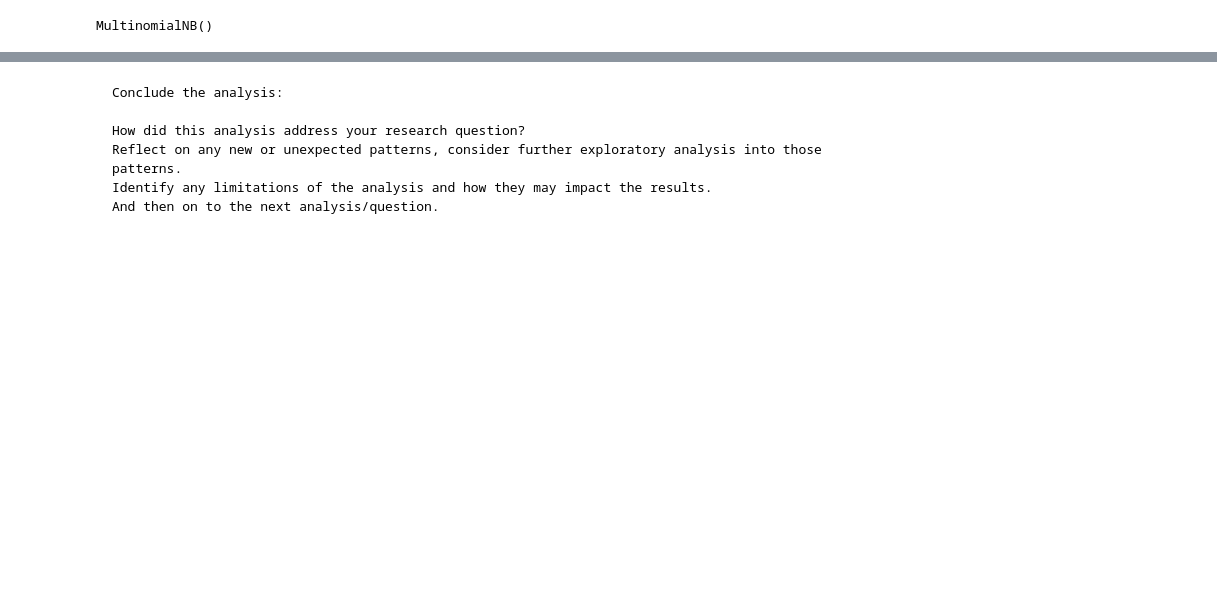
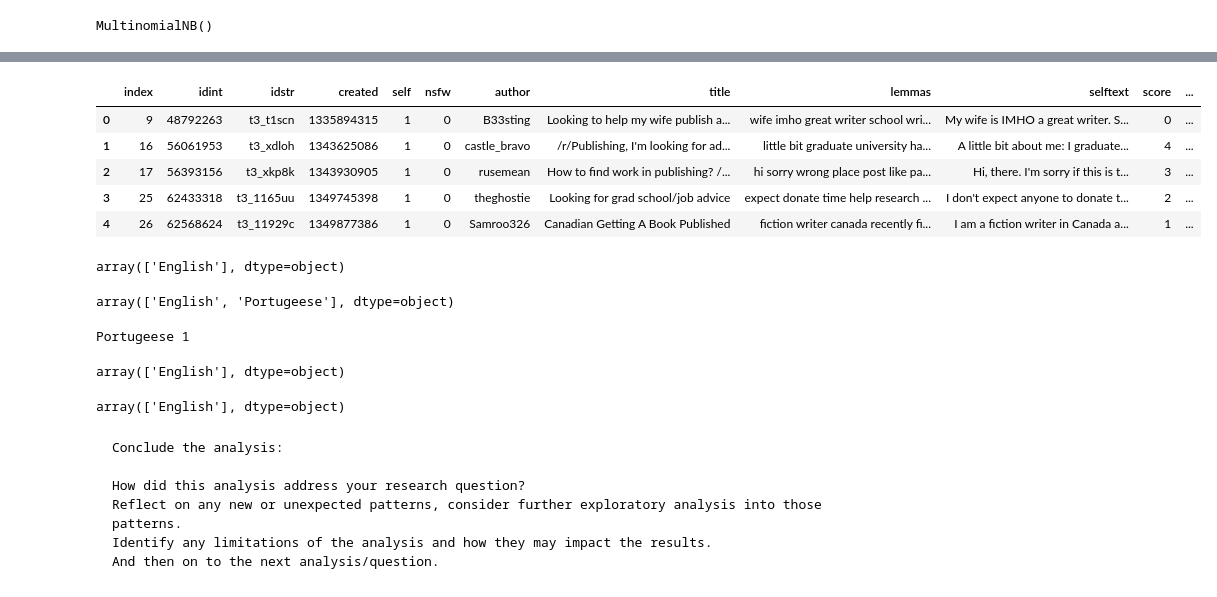
Before and after one commit to meiqingli/dssj_summer2022, a Jupyter notebook: DSSJ_Final_Project_Li.ipynb, the cells around one changed output, grey strips where cells are left out. Drawn from its saved outputs; the diff is of its cells as text; code cells hidden in the pictures; blank space fills up the shorter version.

```diff
--- a/DSSJ_Final_Project_Li.ipynb
+++ b/DSSJ_Final_Project_Li.ipynb
@@ -834,3 +976,43 @@ Accuracy is: 0.9748549323017408
+# %%
+# deploy the model on reddit dataset
+def prediction(text):
+  x = cv.transform([text]).toarray()
+  lang = model.predict(x)
+  lang = le.inverse_transform(lang)
+  return lang
+# %%
+posts['language'] = posts.apply(lambda row: prediction(row['selftext'])[0], axis = 1)
+posts.head()
+# %% [output]
+|  | index | idint | idstr | created | self | nsfw | author | title | lemmas | selftext | score | ... |
+| 0 | 9 | 48792263 | t3_t1scn | 1335894315 | 1 | 0 | B33sting | Looking to help my wife publish a... | wife imho great writer school wri... | My wife is IMHO a great writer. S... | 0 | ... |
+| 1 | 16 | 56061953 | t3_xdloh | 1343625086 | 1 | 0 | castle_bravo | /r/Publishing, I'm looking for ad... | little bit graduate university ha... | A little bit about me: I graduate... | 4 | ... |
+| 2 | 17 | 56393156 | t3_xkp8k | 1343930905 | 1 | 0 | rusemean | How to find work in publishing? /... | hi sorry wrong place post like pa... | Hi, there. I'm sorry if this is t... | 3 | ... |
+| 3 | 25 | 62433318 | t3_1165uu | 1349745398 | 1 | 0 | theghostie | Looking for grad school/job advice | expect donate time help research ... | I don't expect anyone to donate t... | 2 | ... |
+| 4 | 26 | 62568624 | t3_11929c | 1349877386 | 1 | 0 | Samroo326 | Canadian Getting A Book Published | fiction writer canada recently fi... | I am a fiction writer in Canada a... | 1 | ... |
+# %%
+posts.language.unique() # only English posts
+# %% [output]
+array(['English'], dtype=object)
+# %%
+comments['language'] = comments.apply(lambda row: prediction(row['body'])[0], axis = 1)
+comments.language.unique() # some Portugeese posts
+# %% [output]
+array(['English', 'Portugeese'], dtype=object)
+# %%
+print('Portugeese', len(comments.loc[comments['language'] == 'Portugeese']))
+# %% [output]
+Portugeese 1
+# %%
+posts_2['language'] = posts.apply(lambda row: prediction(row['selftext'])[0], axis = 1)
+posts_2.language.unique()
+# %% [output]
+array(['English'], dtype=object)
+# %%
+comments_2['language'] = comments.apply(lambda row: prediction(row['body'])[0], axis = 1)
+comments_2.language.unique()
+# %% [output]
+array(['English'], dtype=object)
 # %% [markdown]
 
 
```
Also changed, not shown: parts of 22 cells of this notebook.
